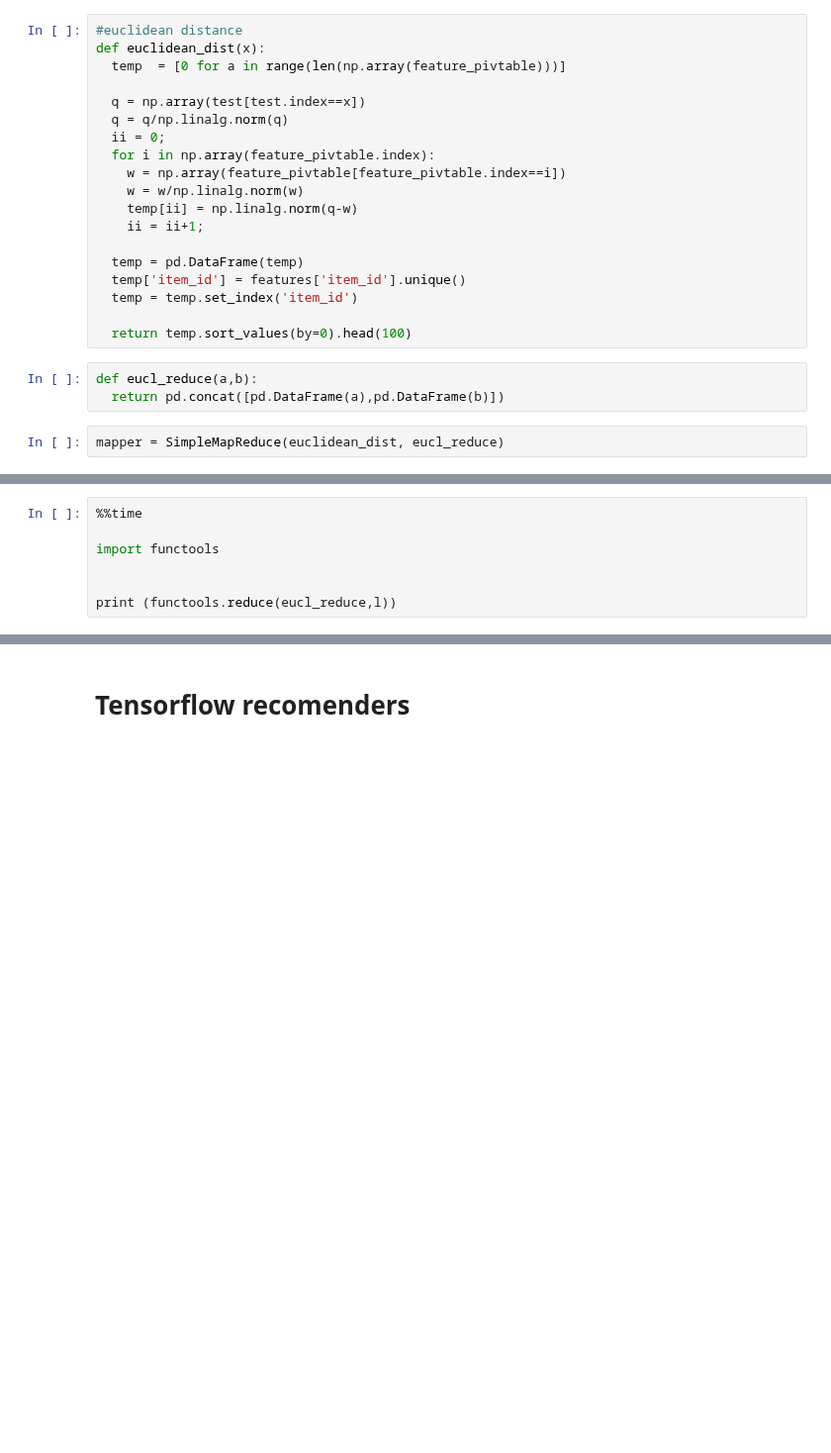
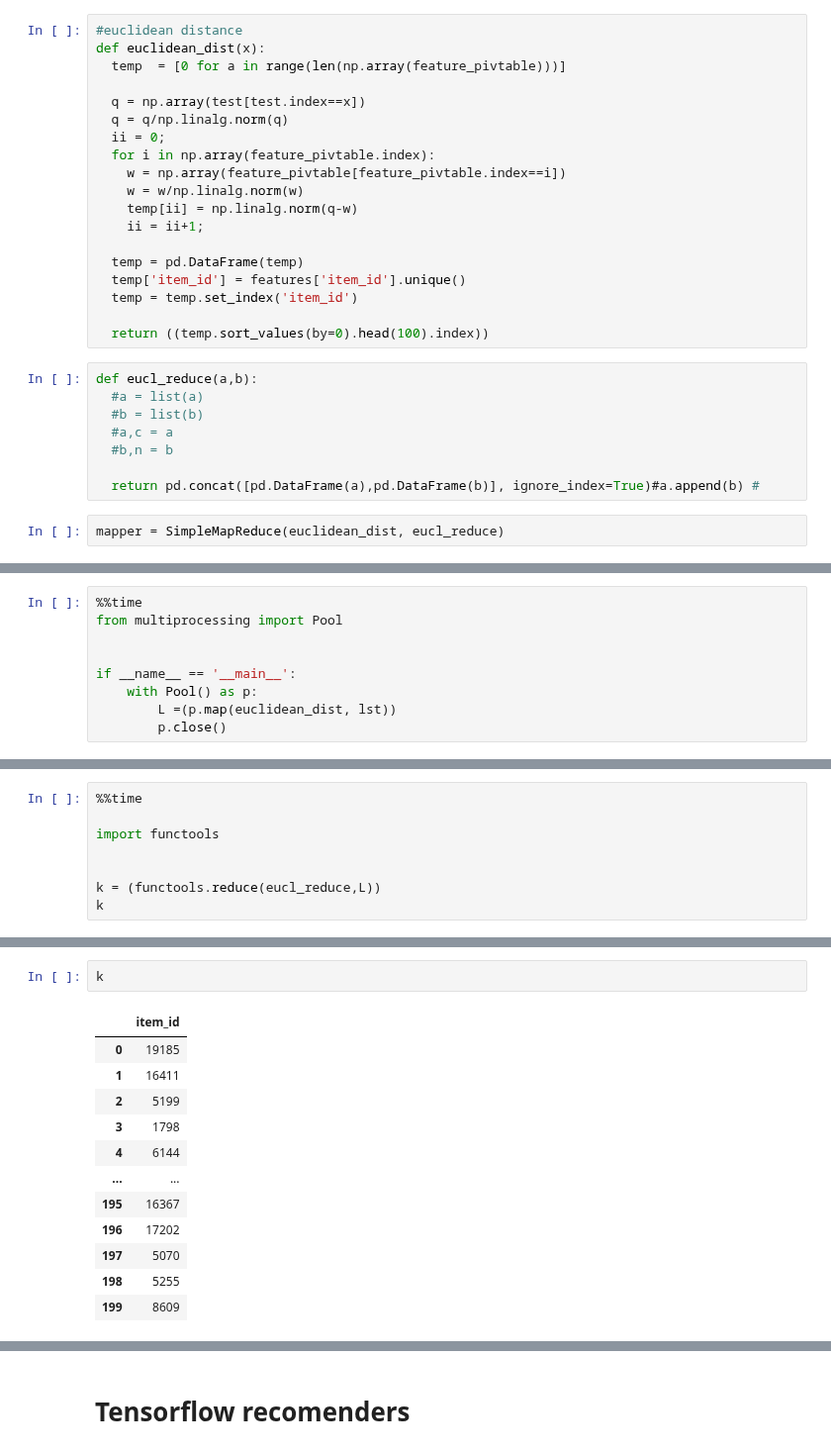
Before and after one commit to Ananassio/Data-Science_lab, a Jupyter notebook: Project/Data.ipynb, the cells around one changed output, grey strips where cells are left out. Shown at 99% size. Saved outputs shown, nothing was run; the diff lists cells and outputs as text; blank space fills up the shorter version.

```diff
--- a/Project/Data.ipynb
+++ b/Project/Data.ipynb
@@ -1346,10 +1426,15 @@ def euclidean_dist(x):
   temp['item_id'] = features['item_id'].unique()
   temp = temp.set_index('item_id')
 
-  return temp.sort_values(by=0).head(100)
+  return ((temp.sort_values(by=0).head(100).index))
 # %%
 def eucl_reduce(a,b):
-  return pd.concat([pd.DataFrame(a),pd.DataFrame(b)])
+  #a = list(a)
+  #b = list(b)
+  #a,c = a
+  #b,n = b
+
+  return pd.concat([pd.DataFrame(a),pd.DataFrame(b)], ignore_index=True)#a.append(b) #
 # %%
 mapper = SimpleMapReduce(euclidean_dist, eucl_reduce)
 # %%
@@ -1400,0 +1481,9 @@ ValueError: ignored
+# %%
+%%time
+from multiprocessing import Pool
+
+
+if __name__ == '__main__':
+    with Pool() as p:
+        L =(p.map(euclidean_dist, lst))
+        p.close()
@@ -1404,5 +1496,6 @@ ValueError: ignored
 import functools
 
 
-print (functools.reduce(eucl_reduce,l))
+k = (functools.reduce(eucl_reduce,L))
+k
 # %% [output]
@@ -1425,0 +1504,15 @@ Wall time: 25.9 ms
+# %%
+k
+# %% [output]
+|  | item_id |
+| 0 | 19185 |
+| 1 | 16411 |
+| 2 | 5199 |
+| 3 | 1798 |
+| 4 | 6144 |
+| ... | ... |
+| 195 | 16367 |
+| 196 | 17202 |
+| 197 | 5070 |
+| 198 | 5255 |
+| 199 | 8609 |
```
Also changed, not shown: parts of 28 cells of this notebook.
